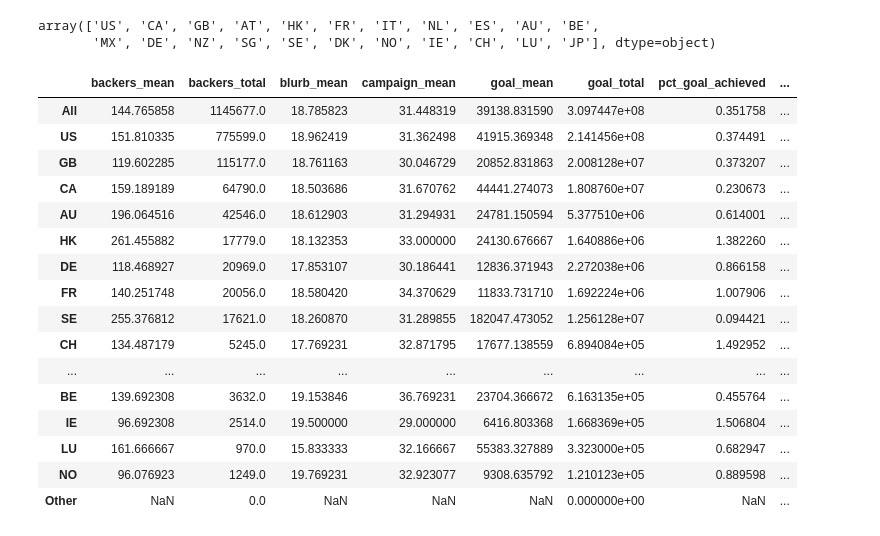
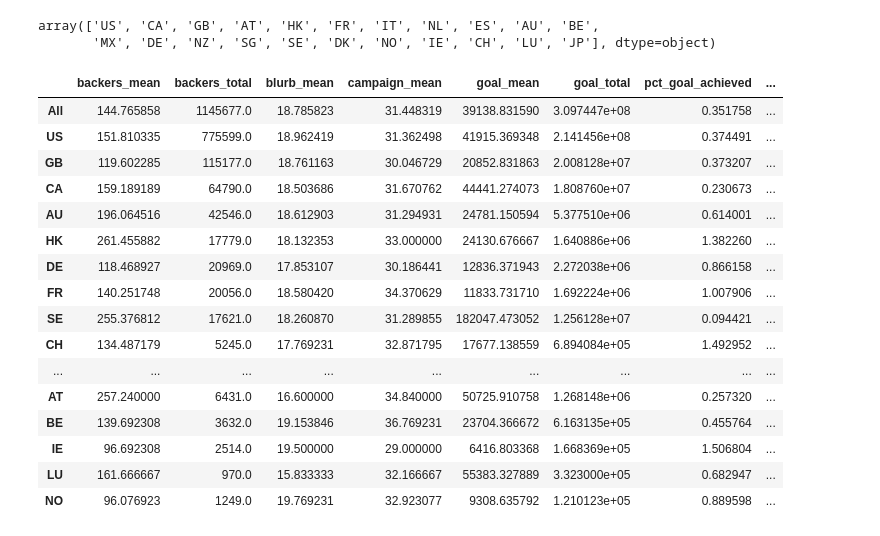
Before and after one commit to cipher813/McMahon_Metis, a Jupyter notebook: Project_3/3_Kickstarter_P0_EDA_DS2.ipynb, the cells around one changed output. Cells and saved outputs as stored; diff of their text form; code cells hidden in the pictures.

```diff
--- a/Project_3/3_Kickstarter_P0_EDA_DS2.ipynb
+++ b/Project_3/3_Kickstarter_P0_EDA_DS2.ipynb
@@ -73,8 +73,8 @@ df = pd.read_pickle('data/kickstarter_data_ds2.pkl')
 df['idx'] = df['id']
 df = df.set_index('idx')
 # df = pd.read_sql_query('''SELECT * FROM kickstarter_data_ds2''',engine)
-df['state'] = df['state'].replace({'failed': 0, 'successful': 1})
-df['spotlight'] = df['spotlight'].replace({False: 0, True: 1})
+df['state'] = df['state'].replace({'failed': 0, 'successful': 1}).astype(int)
+df['spotlight'] = df['spotlight'].replace({False: 0, True: 1}).astype(int)
 print(df.shape)
 # pd.read_sql_query('''SELECT state, main_category, main_category, currency, currency, deadline, launched, usd_goal_real, usd_pledged_real FROM kickstarter_data_ds2 LIMIT 5''',engine)
 df.head()
@@ -182,7 +182,7 @@ array(['US', 'CA', 'GB', 'AT', 'HK', 'FR', 'IT', 'NL', 'ES', 'AU', 'BE',
 # %%
 country_dict = {}
 country_list = ['US', 'CA', 'GB', 'AT', 'HK', 'FR', 'IT', 'NL', 'ES', 'AU', 'BE',
-       'MX', 'DE', 'NZ', 'SG', 'SE', 'DK', 'NO', 'IE', 'CH', 'LU', 'JP','All','Other']
+       'MX', 'DE', 'NZ', 'SG', 'SE', 'DK', 'NO', 'IE', 'CH', 'LU', 'JP','All']#,'Other']
 for country in country_list:
     if country == 'All':
         df_c = df
@@ -211,23 +211,24 @@ for country in country_list:
                             "pledged_total":pledged_total,"goal_total":goal_total,"pct_goal_achieved": pct_goal_achieved}
 # %%
 cd = pd.DataFrame(country_dict).T
+cd['country'] = cd.index
 cd = cd.sort_values(['pledged_total'],ascending=[False])
 cd
 # %% [output]
 |  | backers_mean | backers_total | blurb_mean | campaign_mean | goal_mean | goal_total | pct_goal_achieved | ... |
 | All | 144.765858 | 1145677.0 | 18.785823 | 31.448319 | 39138.831590 | 3.097447e+08 | 0.351758 | ... |
 | US | 151.810335 | 775599.0 | 18.962419 | 31.362498 | 41915.369348 | 2.141456e+08 | 0.374491 | ... |
 | GB | 119.602285 | 115177.0 | 18.761163 | 30.046729 | 20852.831863 | 2.008128e+07 | 0.373207 | ... |
 | CA | 159.189189 | 64790.0 | 18.503686 | 31.670762 | 44441.274073 | 1.808760e+07 | 0.230673 | ... |
 | AU | 196.064516 | 42546.0 | 18.612903 | 31.294931 | 24781.150594 | 5.377510e+06 | 0.614001 | ... |
 | HK | 261.455882 | 17779.0 | 18.132353 | 33.000000 | 24130.676667 | 1.640886e+06 | 1.382260 | ... |
 | DE | 118.468927 | 20969.0 | 17.853107 | 30.186441 | 12836.371943 | 2.272038e+06 | 0.866158 | ... |
 | FR | 140.251748 | 20056.0 | 18.580420 | 34.370629 | 11833.731710 | 1.692224e+06 | 1.007906 | ... |
 | SE | 255.376812 | 17621.0 | 18.260870 | 31.289855 | 182047.473052 | 1.256128e+07 | 0.094421 | ... |
 | CH | 134.487179 | 5245.0 | 17.769231 | 32.871795 | 17677.138559 | 6.894084e+05 | 1.492952 | ... |
 | ... | ... | ... | ... | ... | ... | ... | ... | ... |
+| AT | 257.240000 | 6431.0 | 16.600000 | 34.840000 | 50725.910758 | 1.268148e+06 | 0.257320 | ... |
 | BE | 139.692308 | 3632.0 | 19.153846 | 36.769231 | 23704.366672 | 6.163135e+05 | 0.455764 | ... |
 | IE | 96.692308 | 2514.0 | 19.500000 | 29.000000 | 6416.803368 | 1.668369e+05 | 1.506804 | ... |
 | LU | 161.666667 | 970.0 | 15.833333 | 32.166667 | 55383.327889 | 3.323000e+05 | 0.682947 | ... |
 | NO | 96.076923 | 1249.0 | 19.769231 | 32.923077 | 9308.635792 | 1.210123e+05 | 0.889598 | ... |
-| Other | NaN | 0.0 | NaN | NaN | NaN | 0.000000e+00 | NaN | ... |
```
Also changed, not shown: parts of 36 cells of this notebook.
